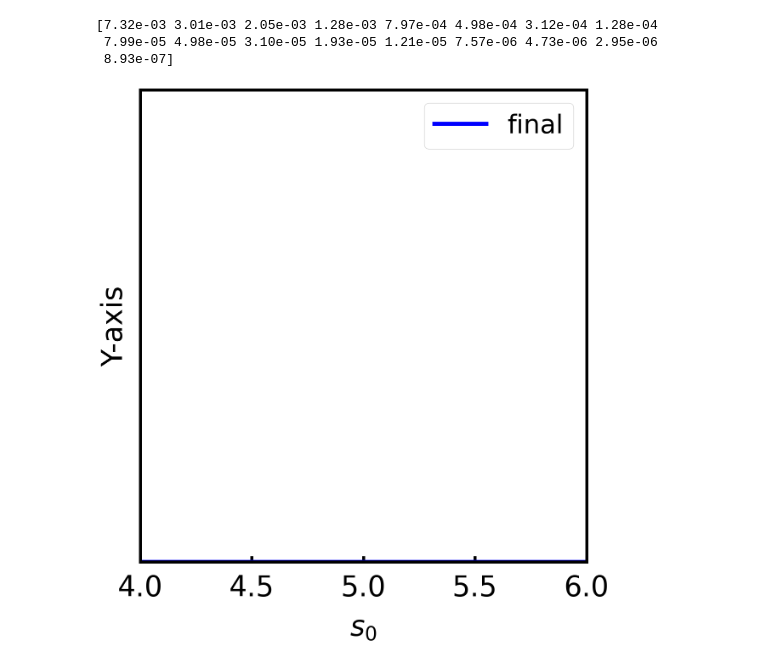
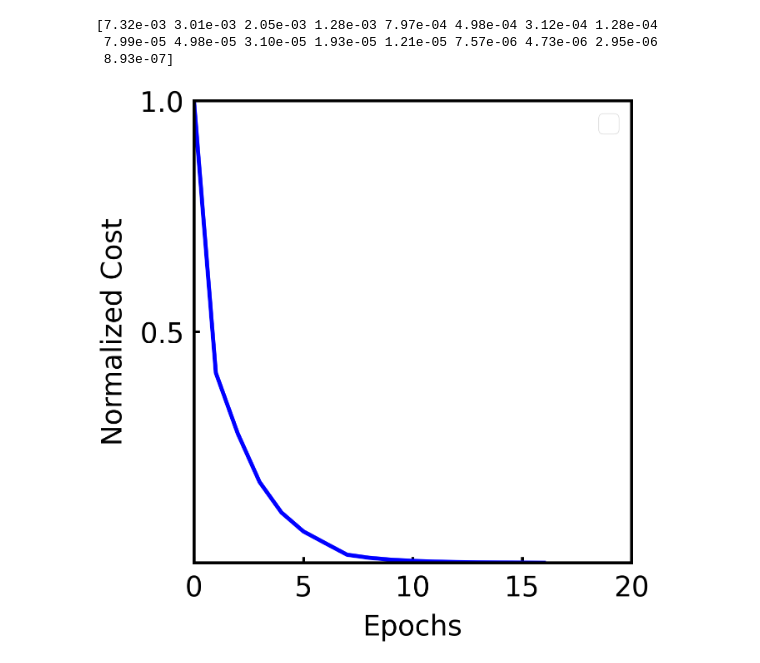
Before and after one commit to ZhangTao-SJTU/tvm, a Jupyter notebook: plots.ipynb, the cells around one changed output. Drawn from its saved outputs; the diff is of its cells as text; code cells hidden in the pictures.

```diff
--- a/plots.ipynb
+++ b/plots.ipynb
@@ -37,26 +37,29 @@ print(array)
 # %%
 ## Cost
 
 import pandas as pd
+import numpy as np
 from toolbox import manuscriptPlots
 
 dir = "7_bidisperse_5_4.9_success_2/"
 final_iter = 14
 plotter = manuscriptPlots.plot()
-plotter.set_ylim(0,10)
-plotter.set_xlim(4,6)
+plotter.set_ylim(0,1)
+plotter.set_xlim(0,20)
 # plotter.set_title(" p = {:.2f}".format(p))
-plotter.set_xticks([0.5*i for i in range(150)])
-plotter.set_yticks([100*i for i in range(1,100)])
-plotter.set_xlabel(r"$s_0$")
+plotter.set_xticks([5*i for i in range(150)])
+plotter.set_yticks([.5*i for i in range(1,100)])
+plotter.set_xlabel("Epochs")
+plotter.set_ylabel("Normalized Cost")
 plotter.set_yScaled()
 plotter.initialize_figure()
 #init
 # df = pd.read_csv("{}/cellParameters.init.input".format(dir), sep=" ",header=None)
 # plotter.histogram_from_dataframe(df[2],color = "red", bins = 20, label = "Initial")
 array = np.loadtxt("{}costs.txt".format(dir))
+array/=array.max()
 iters = np.arange(len(array))
 plotter.plot_xy(iters, array, color = "blue", label = "_final")
-plotter.save_fig("{}/s0_histogram.jpg".format(dir))
+plotter.save_fig("{}/cost.png".format(dir))
 # %% [output]
-[figure, old version]
+[figure, new version]
```
Also changed, not shown: 36 other files.
